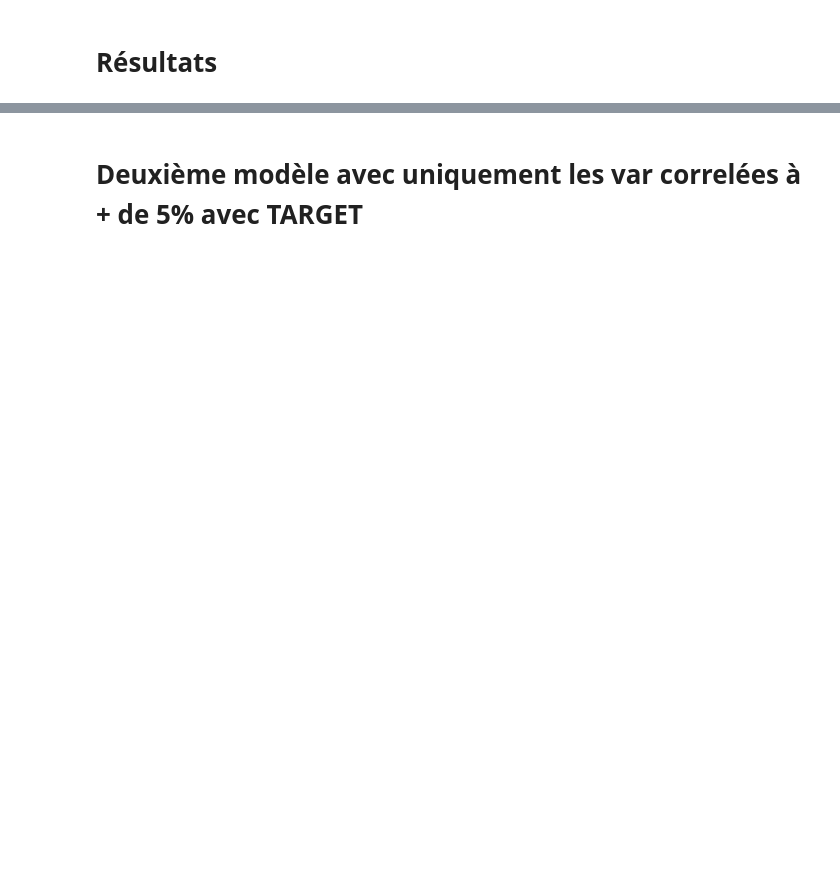
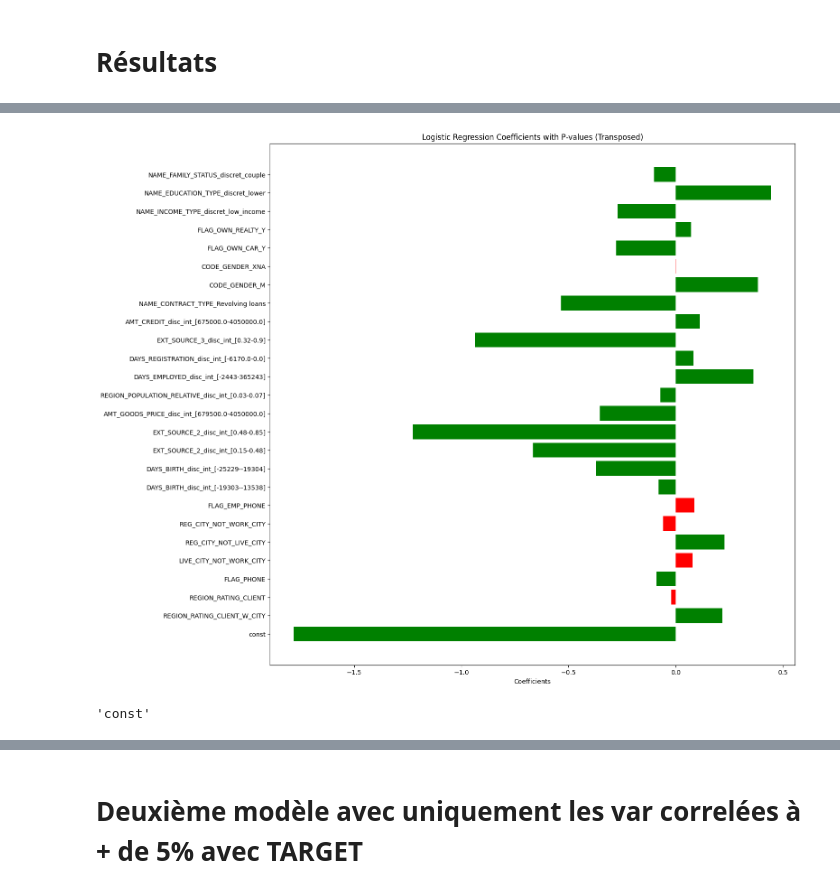
Before and after one commit to SamuelBaheux/Challenge_Nexialog, a Jupyter notebook: Modèle baseline.ipynb, the cells around one changed output, grey strips where cells are left out. Saved outputs shown, nothing was run; the diff lists cells and outputs as text; code cells hidden in the pictures; blank space fills up the shorter version.

```diff
--- a/Modèle baseline.ipynb
+++ b/Modèle baseline.ipynb
@@ -94,7 +103,8 @@ data = pd.get_dummies(data, columns=categorical_columns, dtype='int',drop_first=
 # %% [markdown]
 # Train test split
 # %%
-X = data.drop('TARGET', axis=1)
-y = data['TARGET']
+X = data.drop(columns = ['TARGET', 'SK_ID_CURR'], axis=1).copy()
+X = X[X['date']<'2020-01-01']
+y = data[data['date']<'2020-01-01']['TARGET']
 
-X_train, X_test, y_train, y_test = train_test_split(X, y, test_size=0.2, random_state=889)
+X_train, X_test, y_train, y_test = train_test_split(X, y, test_size=0.2, random_state=42, stratify = y)
@@ -139,18 +220,22 @@ plt.show()
 # %%
 coefficients = result.params
 pvalues = result.pvalues
 
-var_signif = [variable for variable, p_value in zip(X.columns, pvalues) if p_value < 0.05]
+var_signif = [variable for variable, p_value in zip(X_test_scaled.columns, pvalues) if p_value < 0.05]
 
 # Plot des coefficients avec des couleurs différentes en fonction des p-values (transposé)
 colors = ['red' if p > 0.05 else 'green' for p in pvalues]
 
 plt.figure(figsize=(15, 15))
 plt.barh(range(len(coefficients)), coefficients, color=colors)
-plt.yticks(range(len(coefficients)), X.columns)
+plt.yticks(range(len(coefficients)), X_test_scaled.columns)
 plt.xlabel('Coefficients')
 plt.title('Logistic Regression Coefficients with P-values (Transposed)')
 plt.show()
+# %% [output]
+[figure, added]
 # %%
-var_signif
+var_signif.pop(0)
+# %% [output]
+'const'
 # %%
```
Also changed, not shown: parts of 28 cells of this notebook, 1 other file.
